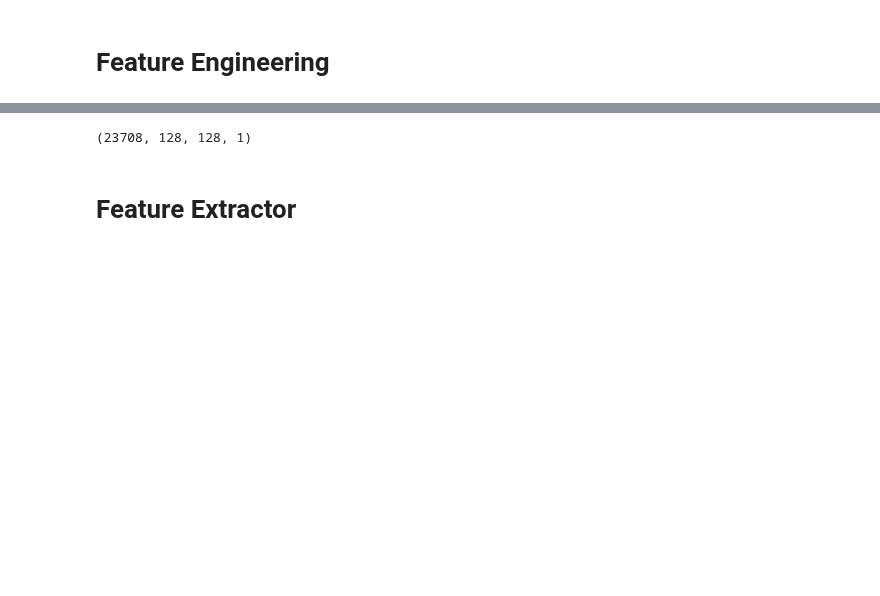
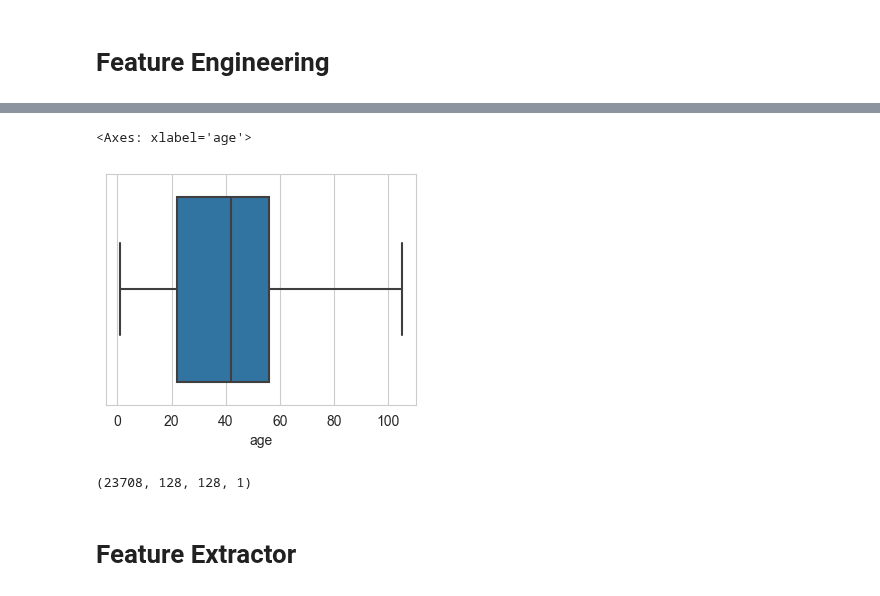
Before and after one commit to danib08/Reconocimiento-de-Patrones, a Jupyter notebook: Proyecto2.ipynb, the cells around one changed output, grey strips where cells are left out. Cells and saved outputs as stored; diff of their text form; code cells hidden in the pictures; blank space fills up the shorter version.

```diff
--- a/Proyecto2.ipynb
+++ b/Proyecto2.ipynb
@@ -84,3 +116,14 @@ sns.histplot(df['age'])
+# %%
+Q1 = df['age'].quantile(0.25)
+Q3 = df['age'].quantile(0.75)
+IQR = Q3 - Q1
+df = df[~((df['age'] < (Q1 - 1.5 * IQR)) | (df['age'] > (Q3 + 1.5 * IQR)))]
+
+plt.figure(figsize=(4, 3))
+sns.boxplot(data=df, x='age')
+# %% [output]
+<Axes: xlabel='age'>
+[figure, added]
 # %%
 def image_processing(images):
     features = []
```
Also changed, not shown: parts of 19 cells of this notebook.
